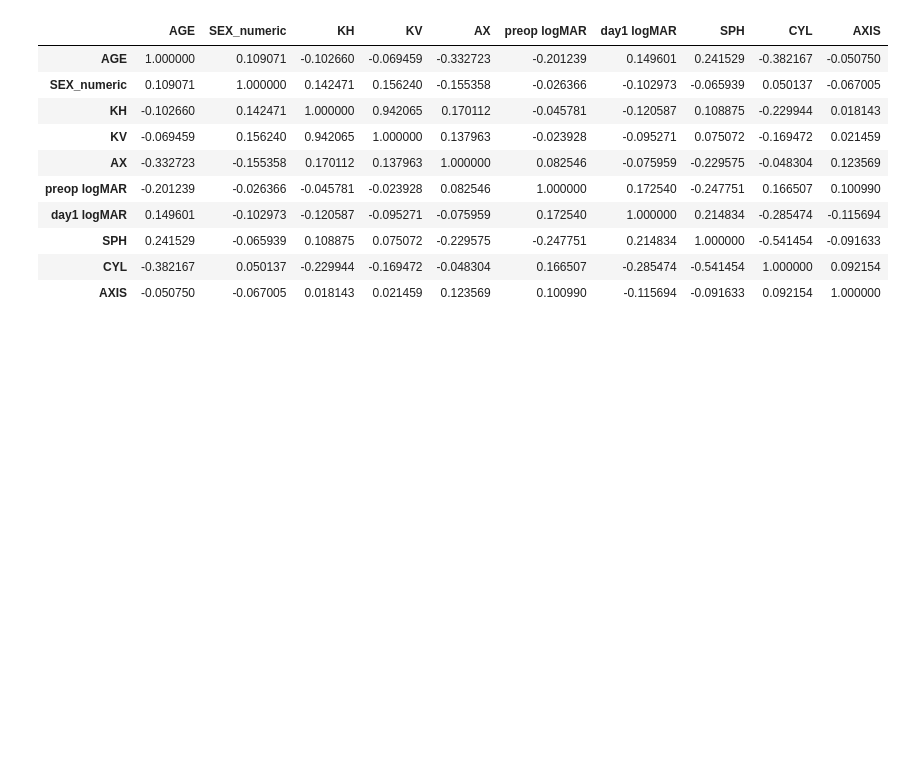
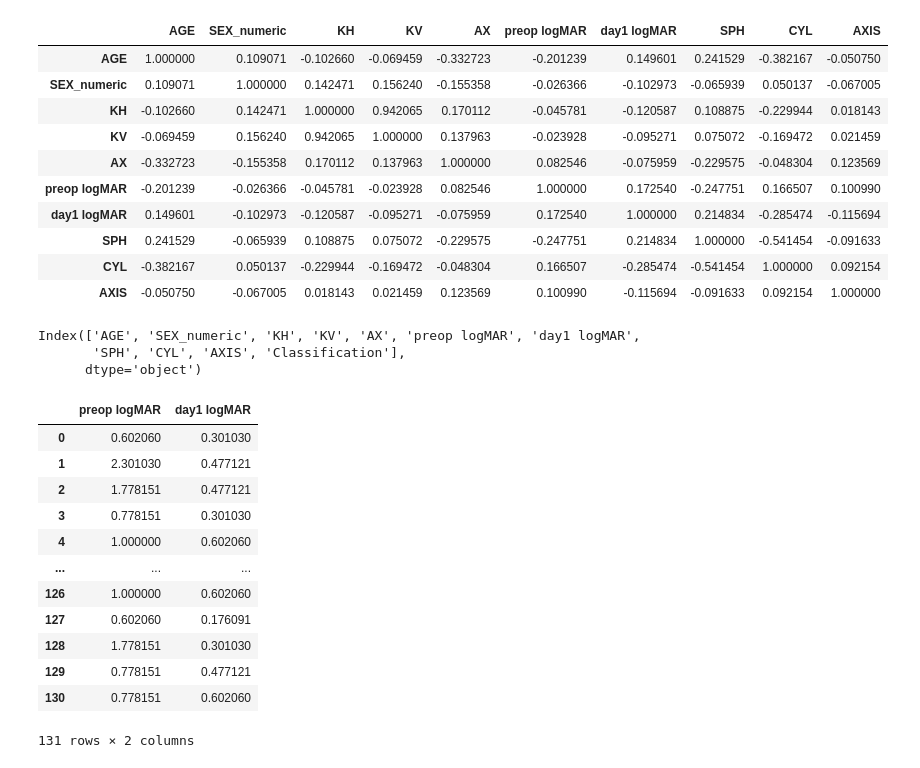
Before and after one commit to drskprabhakar/AI-ML-DL-colab-notebooks-coding-models, a Jupyter notebook: Kalyani_3_follow_ups_arak11825.ipynb, the cells around one changed output. Cells and saved outputs as stored; diff of their text form; code cells hidden in the pictures; blank space fills up the shorter version.

```diff
--- a/Kalyani_3_follow_ups_arak11825.ipynb
+++ b/Kalyani_3_follow_ups_arak11825.ipynb
@@ -340,3 +340,26 @@ mixed_df[['AGE', 'SEX_numeric', 'KH', 'KV', 'AX','preop logMAR', 'day1 logMAR','
 | SPH | 0.241529 | -0.065939 | 0.108875 | 0.075072 | -0.229575 | -0.247751 | 0.214834 | 1.000000 | -0.541454 | -0.091633 |
 | CYL | -0.382167 | 0.050137 | -0.229944 | -0.169472 | -0.048304 | 0.166507 | -0.285474 | -0.541454 | 1.000000 | 0.092154 |
 | AXIS | -0.050750 | -0.067005 | 0.018143 | 0.021459 | 0.123569 | 0.100990 | -0.115694 | -0.091633 | 0.092154 | 1.000000 |
+# %%
+day1AR.columns
+# %% [output]
+Index(['AGE', 'SEX_numeric', 'KH', 'KV', 'AX', 'preop logMAR', 'day1 logMAR',
+       'SPH', 'CYL', 'AXIS', 'Classification'],
+      dtype='object')
+# %%
+day1logmar = day1AR[['preop logMAR','day1 logMAR']]
+day1logmar
+# %% [output]
+|  | preop logMAR | day1 logMAR |
+| 0 | 0.602060 | 0.301030 |
+| 1 | 2.301030 | 0.477121 |
+| 2 | 1.778151 | 0.477121 |
+| 3 | 0.778151 | 0.301030 |
+| 4 | 1.000000 | 0.602060 |
+| ... | ... | ... |
+| 126 | 1.000000 | 0.602060 |
+| 127 | 0.602060 | 0.176091 |
+| 128 | 1.778151 | 0.301030 |
+| 129 | 0.778151 | 0.477121 |
+| 130 | 0.778151 | 0.602060 |
+131 rows × 2 columns
```
Also changed, not shown: parts of 6 cells of this notebook.
